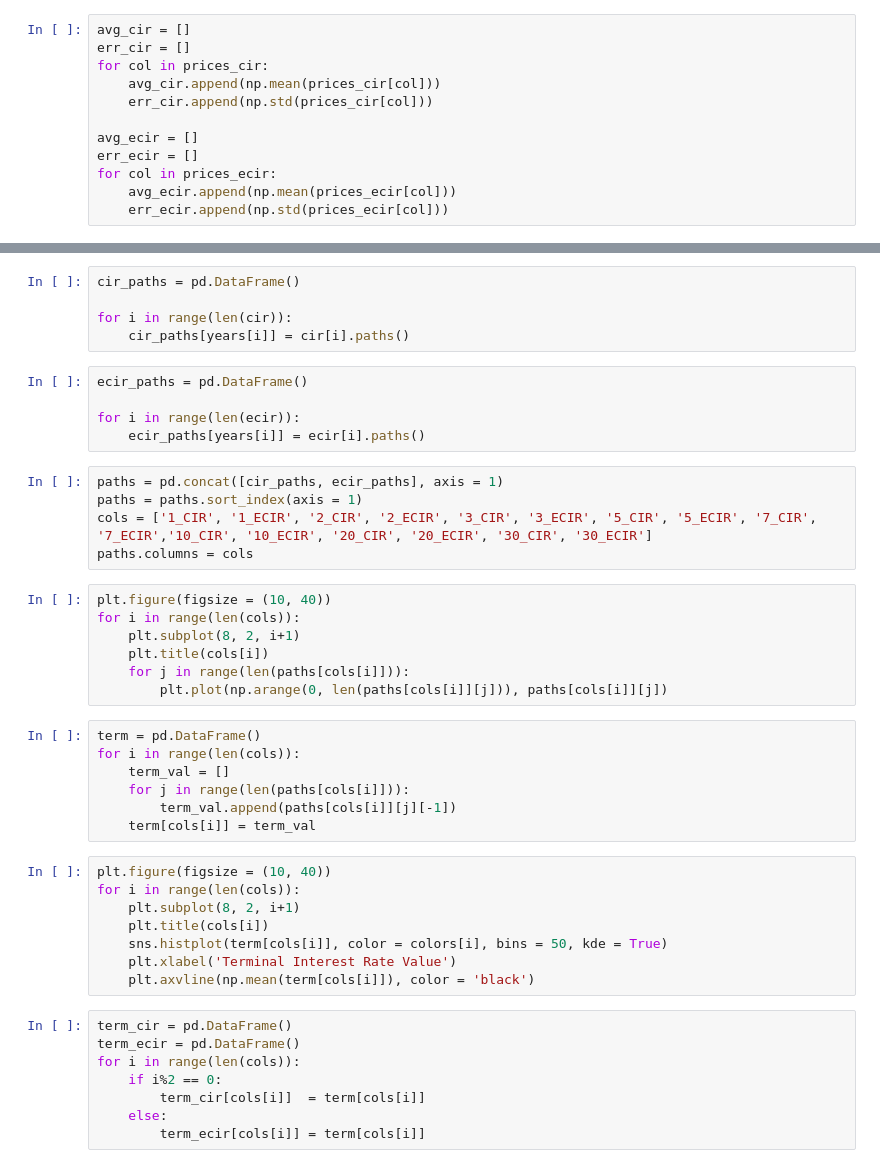
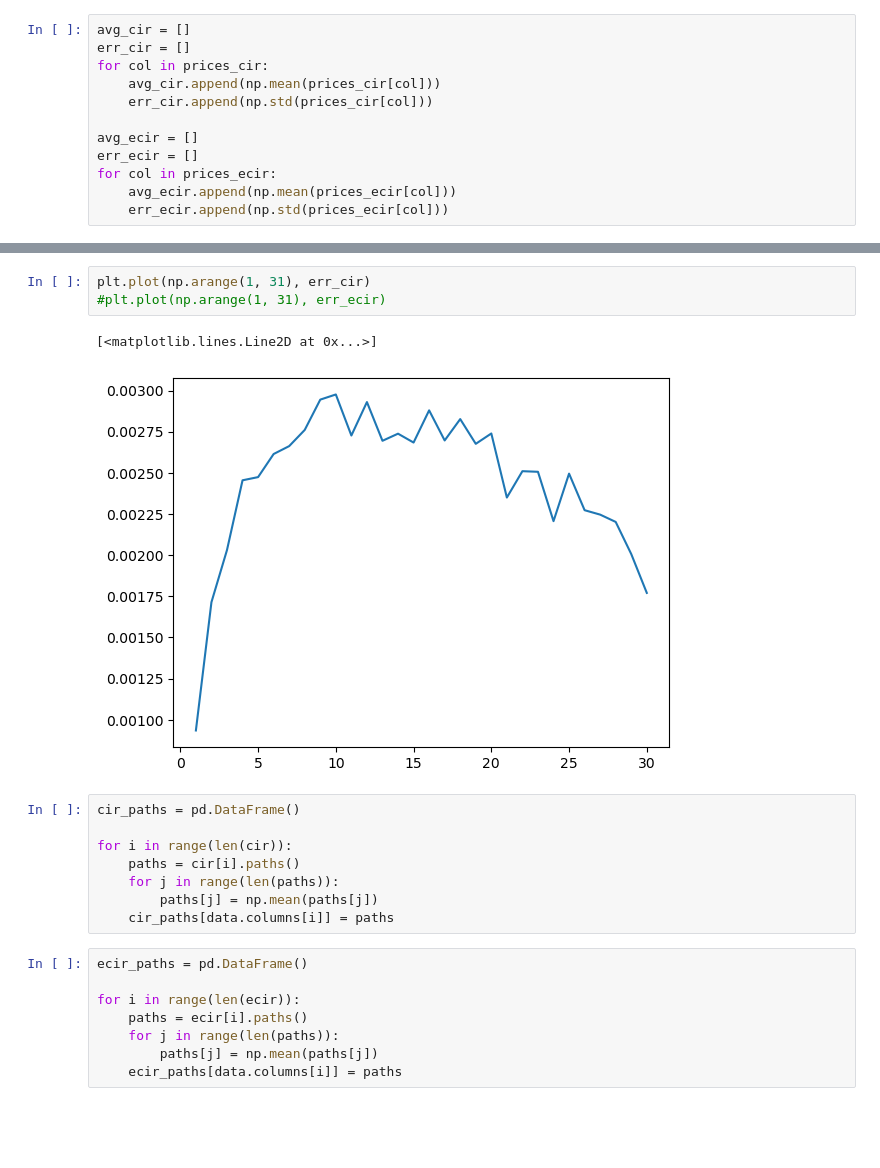
Before and after one commit to smallphotato/MF728_finalproject, a Jupyter notebook: MCComparison.ipynb, the cells around one changed output, grey strips where cells are left out. Saved outputs shown, nothing was run; the diff lists cells and outputs as text; blank space fills up the shorter version.

```diff
--- a/MCComparison.ipynb
+++ b/MCComparison.ipynb
@@ -107,45 +81,22 @@ plt.ylabel('Price')
+# %%
+plt.plot(np.arange(1, 31), err_cir)
+#plt.plot(np.arange(1, 31), err_ecir)
+# %% [output]
+[<matplotlib.lines.Line2D at 0x...>]
+[figure, added]
 # %%
 cir_paths = pd.DataFrame()
 
 for i in range(len(cir)):
-    cir_paths[years[i]] = cir[i].paths()
+    paths = cir[i].paths()
+    for j in range(len(paths)):
+        paths[j] = np.mean(paths[j])
+    cir_paths[data.columns[i]] = paths
 # %%
 ecir_paths = pd.DataFrame()
 
 for i in range(len(ecir)):
-    ecir_paths[years[i]] = ecir[i].paths()
+    paths = ecir[i].paths()
+    for j in range(len(paths)):
+        paths[j] = np.mean(paths[j])
+    ecir_paths[data.columns[i]] = paths
-# %%
-paths = pd.concat([cir_paths, ecir_paths], axis = 1)
-paths = paths.sort_index(axis = 1)
-cols = ['1_CIR', '1_ECIR', '2_CIR', '2_ECIR', '3_CIR', '3_ECIR', '5_CIR', '5_ECIR', '7_CIR', '7_ECIR','10_CIR', '10_ECIR', '20_CIR', '20_ECIR', '30_CIR', '30_ECIR']
-paths.columns = cols
-# %%
-plt.figure(figsize = (10, 40))
-for i in range(len(cols)):
-    plt.subplot(8, 2, i+1)
-    plt.title(cols[i])
-    for j in range(len(paths[cols[i]])):
-        plt.plot(np.arange(0, len(paths[cols[i]][j])), paths[cols[i]][j])
-# %%
-term = pd.DataFrame()
-for i in range(len(cols)):
-    term_val = []
-    for j in range(len(paths[cols[i]])):
-        term_val.append(paths[cols[i]][j][-1])
-    term[cols[i]] = term_val
-# %%
-plt.figure(figsize = (10, 40))
-for i in range(len(cols)):
-    plt.subplot(8, 2, i+1)
-    plt.title(cols[i])
-    sns.histplot(term[cols[i]], color = colors[i], bins = 50, kde = True)
-    plt.xlabel('Terminal Interest Rate Value')
-    plt.axvline(np.mean(term[cols[i]]), color = 'black')
-# %%
-term_cir = pd.DataFrame()
-term_ecir = pd.DataFrame()
-for i in range(len(cols)):
-    if i%2 == 0:
-        term_cir[cols[i]]  = term[cols[i]]
-    else:
-        term_ecir[cols[i]] = term[cols[i]]
```
Also changed, not shown: parts of 15 cells of this notebook, 1 other file.
